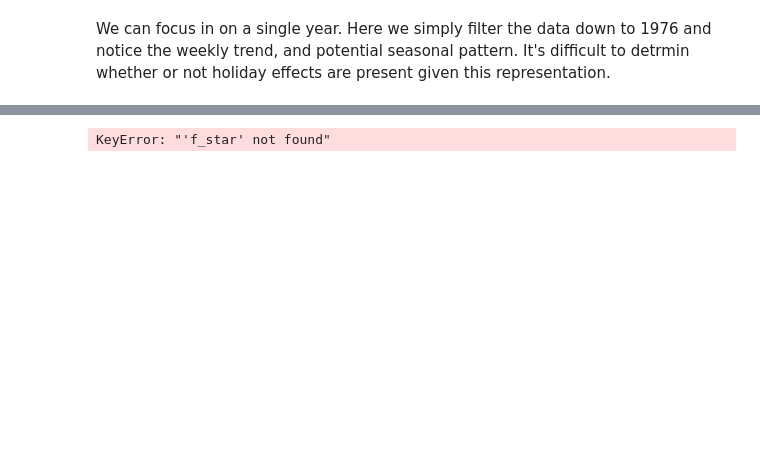
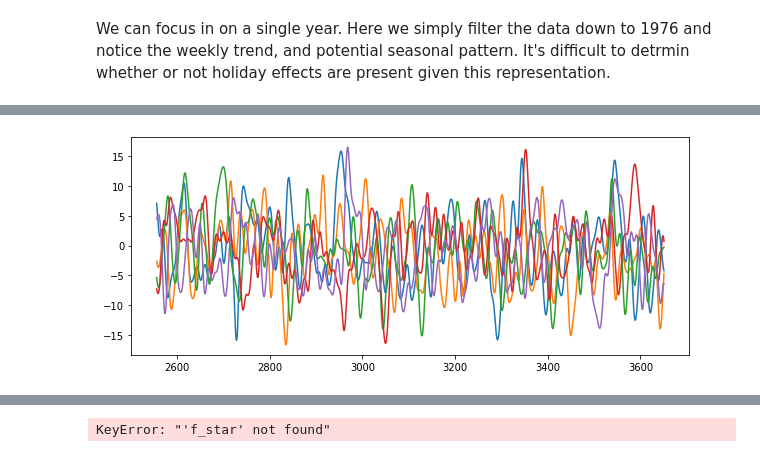
Before and after one commit to blazickjp/Research, a Jupyter notebook: GaussianProcesses.ipynb, the cells around one changed output, grey strips where cells are left out. Drawn from its saved outputs; the diff is of its cells as text; code cells hidden in the pictures; blank space fills up the shorter version.

```diff
--- a/GaussianProcesses.ipynb
+++ b/GaussianProcesses.ipynb
@@ -161,7 +161,7 @@ _ = sns.lineplot(y='log-ELBO', x='n', data=advi_elbo)
 # %%
 num_samples = 2000
 with model:
-    trace = mp.sample(num_samples)
+    trace = advi_fit.sample(num_samples)
 # %%
 theta = np.zeros(shape = (num_samples,len(trace.varnames)))
 params = ["l_1", "sigma_1", "l_2", "sigma_2", "l_31", "l_32", "sigma_3", "l_41", "l_42", "sigma_4", "sigma"]
@@ -200,0 +201,8 @@ plt.plot(x, f1_mean)
+# %%
+samples_f4 = np.random.multivariate_normal(mean = f4_mean, cov = k4, size=20)
+
+fig, ax = plt.subplots(figsize=(10,4))
+for i in range(5):
+    plt.plot(x, samples_f4[i,:])
+# %% [output]
+[figure, added]
```
Also changed, not shown: parts of 13 cells of this notebook.
